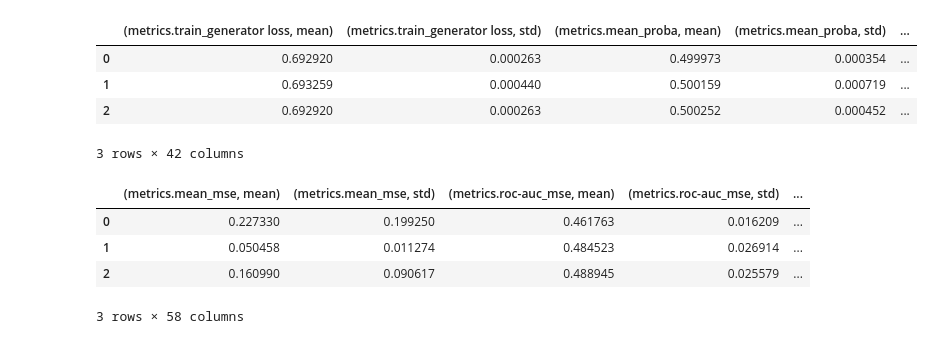
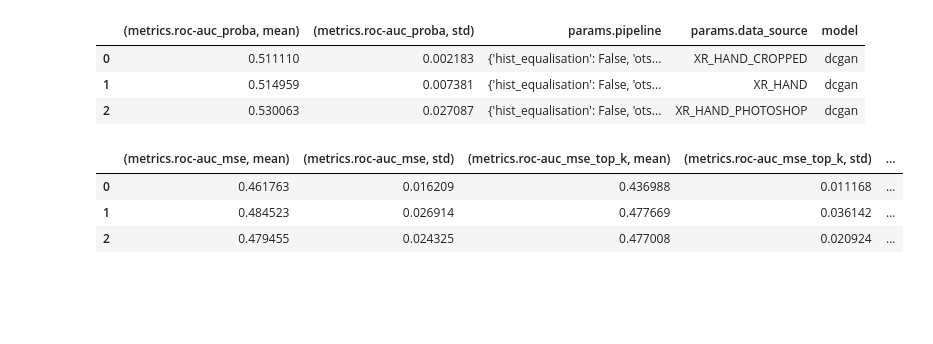
Before and after one commit to Valentyn1997/xray, a Jupyter notebook: notebooks/Experiments_comparison.ipynb, the cells around one changed output. Saved outputs shown, nothing was run; the diff lists cells and outputs as text; code cells hidden in the pictures; blank space fills up the shorter version.

```diff
--- a/notebooks/Experiments_comparison.ipynb
+++ b/notebooks/Experiments_comparison.ipynb
@@ -4,10 +4,12 @@ import pandas as pd
 import numpy as np
 MLFLOW_TRACKING_URI = 'http://localhost:5001'
 mlflow.set_tracking_uri(MLFLOW_TRACKING_URI)
+summary = {}
 # %%
 cae = mlflow.search_runs(experiment_ids=10)
 cae = pd.merge(cae.groupby(by='tags.mlflow.parentRunId').agg(['mean', 'std']), cae,
          left_on='tags.mlflow.parentRunId', right_on='run_id')
 cae['model'] = 'cae'
-cae
+summary['cae'] = (cae.filter(regex=r"\('metrics\.(roc-auc).+(mean|std)'\)|params.data_source|params.pipeline|model"))
+summary['cae']
 # %% [output]
@@ -24,5 +25,6 @@ bae = mlflow.search_runs(experiment_ids=11)
 bae = pd.merge(bae.groupby(by='tags.mlflow.parentRunId').agg(['mean', 'std']), bae,
          left_on='tags.mlflow.parentRunId', right_on='run_id')
 bae['model'] = 'bae'
-bae
+summary['bae'] = (bae.filter(regex=r"\('metrics\.(roc-auc).+(mean|std)'\)|params.data_source|params.pipeline|model"))
+summary['bae']
 # %% [output]
@@ -39,5 +40,6 @@ vae = mlflow.search_runs(experiment_ids=12)
 vae = pd.merge(vae.groupby(by='tags.mlflow.parentRunId').agg(['mean', 'std']), vae,
          left_on='tags.mlflow.parentRunId', right_on='run_id')
 vae['model'] = 'vae'
-vae
+summary['vae'] = (vae.filter(regex=r"\('metrics\.(roc-auc).+(mean|std)'\)|params.data_source|params.pipeline|model"))
+summary['vae']
 # %% [output]
@@ -51,27 +53,27 @@ vae
 # %%
 dcgan = mlflow.search_runs(experiment_ids=13)
-dcgan = pd.merge(dcgan.groupby(by='tags.mlflow.parentRunId').agg(['mean', 'std']), dcgan,
-         left_on='tags.mlflow.parentRunId', right_on='run_id')
+grouped = dcgan.groupby(by='tags.mlflow.parentRunId').agg(['mean', 'std'])
+dcgan = pd.merge(grouped, dcgan, left_on='tags.mlflow.parentRunId', right_on='run_id')
 dcgan['model'] = 'dcgan'
-dcgan
+summary['dcgan'] = (dcgan.filter(regex=r"\('metrics\.(roc-auc).+(mean|std)'\)|params.data_source|params.pipeline|model"))
+summary['dcgan']
 # %% [output]
-|  | (metrics.train_generator loss, mean) | (metrics.train_generator loss, std) | (metrics.mean_proba, mean) | (metrics.mean_proba, std) | ... |
-| 0 | 0.692920 | 0.000263 | 0.499973 | 0.000354 | ... |
-| 1 | 0.693259 | 0.000440 | 0.500159 | 0.000719 | ... |
-| 2 | 0.692920 | 0.000263 | 0.500252 | 0.000452 | ... |
+|  | (metrics.roc-auc_proba, mean) | (metrics.roc-auc_proba, std) | params.pipeline | params.data_source | model |
+| 0 | 0.511110 | 0.002183 | {'hist_equalisation': False, 'ots... | XR_HAND_CROPPED | dcgan |
+| 1 | 0.514959 | 0.007381 | {'hist_equalisation': False, 'ots... | XR_HAND | dcgan |
+| 2 | 0.530063 | 0.027087 | {'hist_equalisation': False, 'ots... | XR_HAND_PHOTOSHOP | dcgan |
-3 rows × 42 columns
 # %%
 bigan = mlflow.search_runs(experiment_ids=14)
 bigan = pd.merge(bigan.groupby(by='tags.mlflow.parentRunId').agg(['mean', 'std']), bigan,
          left_on='tags.mlflow.parentRunId', right_on='run_id')
 bigan['model'] = 'bigan'
-bigan
+summary['bigan'] = (bigan.filter(regex=r"\('metrics\.(roc-auc).+(mean|std)'\)|params.data_source|params.pipeline|model"))
+summary['bigan']
 # %% [output]
-|  | (metrics.mean_mse, mean) | (metrics.mean_mse, std) | (metrics.roc-auc_mse, mean) | (metrics.roc-auc_mse, std) | ... |
-| 0 | 0.227330 | 0.199250 | 0.461763 | 0.016209 | ... |
-| 1 | 0.050458 | 0.011274 | 0.484523 | 0.026914 | ... |
-| 2 | 0.160990 | 0.090617 | 0.488945 | 0.025579 | ... |
+|  | (metrics.roc-auc_mse, mean) | (metrics.roc-auc_mse, std) | (metrics.roc-auc_mse_top_k, mean) | (metrics.roc-auc_mse_top_k, std) | ... |
+| 0 | 0.461763 | 0.016209 | 0.436988 | 0.011168 | ... |
+| 1 | 0.484523 | 0.026914 | 0.477669 | 0.036142 | ... |
+| 2 | 0.479455 | 0.024325 | 0.477008 | 0.020924 | ... |
-3 rows × 58 columns
 # %%
 alphagan = mlflow.search_runs(experiment_ids=15)
 alphagan = pd.merge(alphagan.groupby(by='tags.mlflow.parentRunId').agg(['mean', 'std']), alphagan,
```
Also changed, not shown: parts of 7 cells of this notebook, 7 other files.
